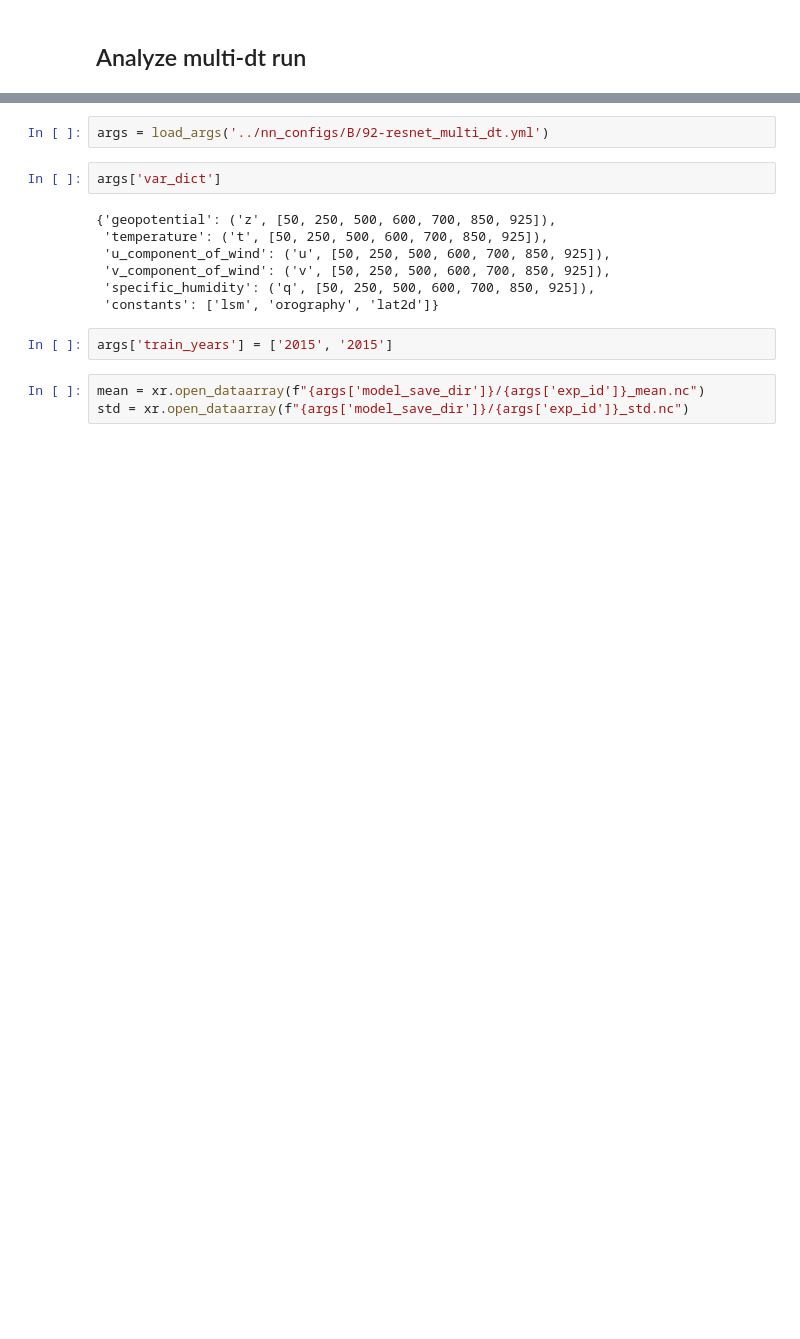
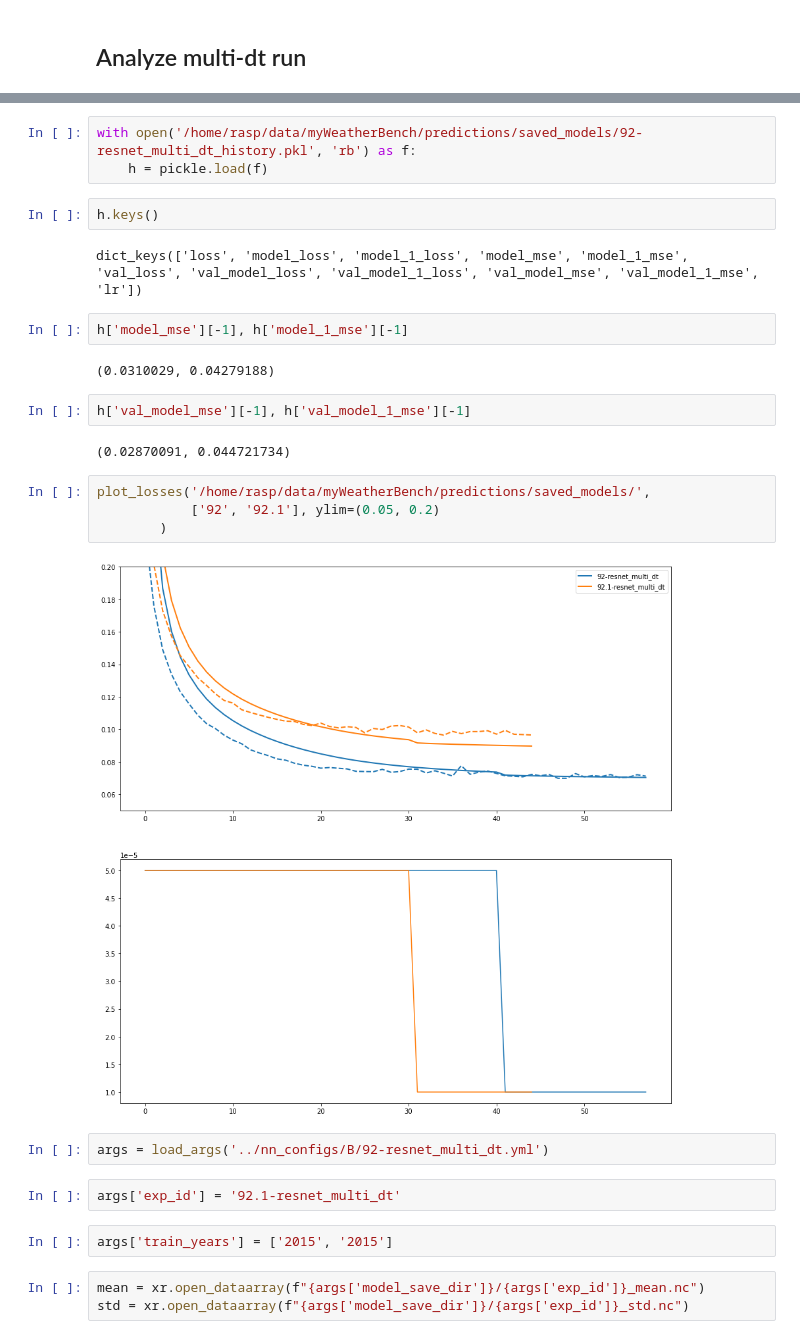
Before and after one commit to sagar-garg/WeatherBench, a Jupyter notebook: devlog/21-multi-cont-time-dg.ipynb, the cells around one changed output, grey strips where cells are left out. Drawn from its saved outputs; the diff is of its cells as text; blank space fills up the shorter version.

```diff
--- a/devlog/21-multi-cont-time-dg.ipynb
+++ b/devlog/21-multi-cont-time-dg.ipynb
@@ -499,14 +551,28 @@ model3 = create_multi_dt_model(model, 2, dg_train)
+# %%
+with open('/home/rasp/data/myWeatherBench/predictions/saved_models/92-resnet_multi_dt_history.pkl', 'rb') as f:
+    h = pickle.load(f)
+# %%
+h.keys()
+# %% [output]
+dict_keys(['loss', 'model_loss', 'model_1_loss', 'model_mse', 'model_1_mse', 'val_loss', 'val_model_loss', 'val_model_1_loss', 'val_model_mse', 'val_model_1_mse', 'lr'])
+# %%
+h['model_mse'][-1], h['model_1_mse'][-1]
+# %% [output]
+(0.0310029, 0.04279188)
+# %%
+h['val_model_mse'][-1], h['val_model_1_mse'][-1]
+# %% [output]
+(0.02870091, 0.044721734)
+# %%
+plot_losses('/home/rasp/data/myWeatherBench/predictions/saved_models/',
+            ['92', '92.1'], ylim=(0.05, 0.2)
+        )
+# %% [output]
+[figure, added]
 # %%
 args = load_args('../nn_configs/B/92-resnet_multi_dt.yml')
-# %%
-args['var_dict']
-# %% [output]
-{'geopotential': ('z', [50, 250, 500, 600, 700, 850, 925]),
- 'temperature': ('t', [50, 250, 500, 600, 700, 850, 925]),
- 'u_component_of_wind': ('u', [50, 250, 500, 600, 700, 850, 925]),
- 'v_component_of_wind': ('v', [50, 250, 500, 600, 700, 850, 925]),
- 'specific_humidity': ('q', [50, 250, 500, 600, 700, 850, 925]),
- 'constants': ['lsm', 'orography', 'lat2d']}
+# %%
+args['exp_id'] = '92.1-resnet_multi_dt'
 # %%
 args['train_years'] = ['2015', '2015']
 # %%
```
Also changed, not shown: parts of 111 cells of this notebook, 19 other files.
